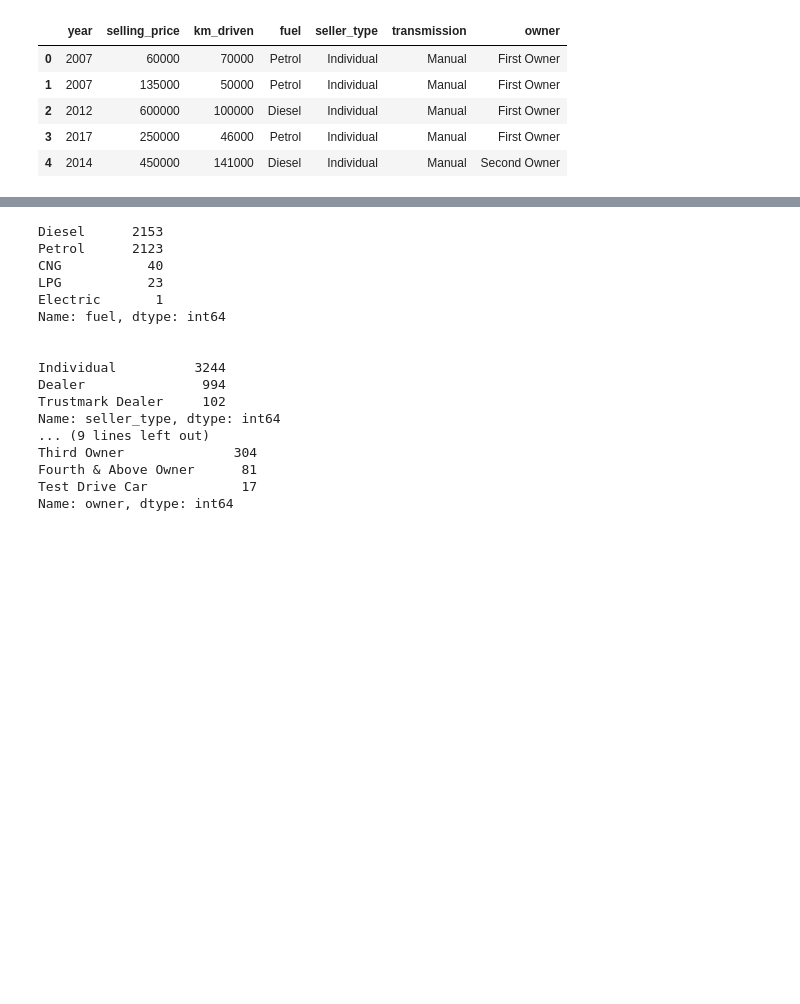
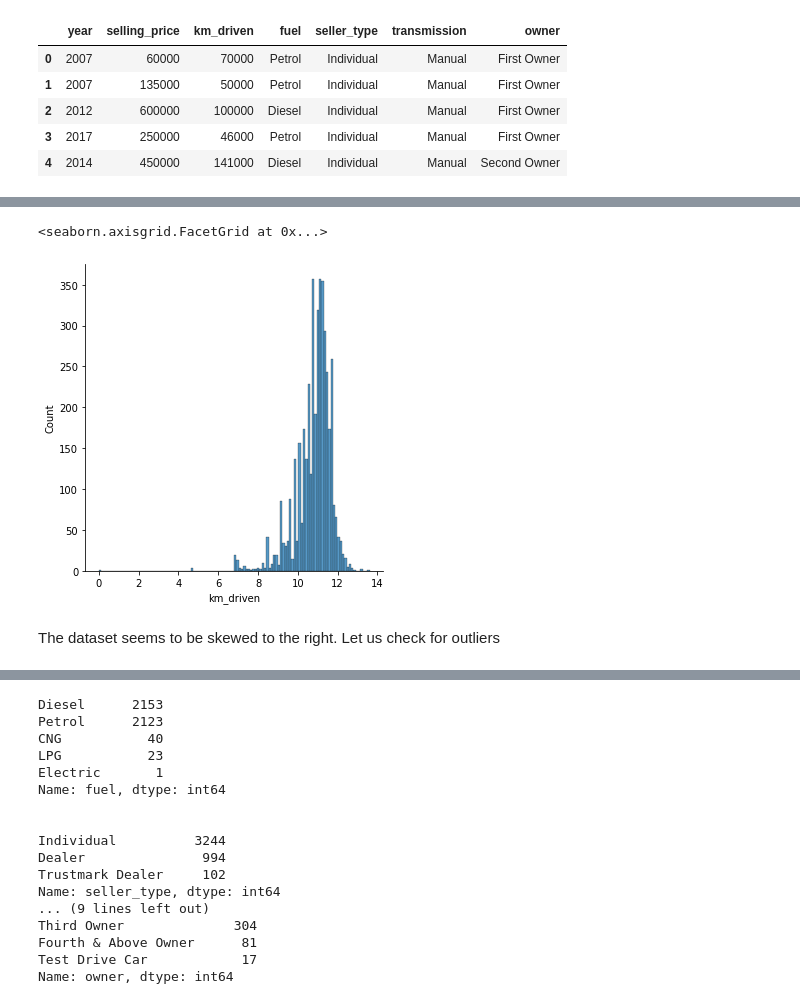
Before and after one commit to abhi-11nav/Car-price-prediction, a Jupyter notebook: Care_resale_value_prediction_.ipynb, the cells around one changed output, grey strips where cells are left out. Drawn from its saved outputs; the diff is of its cells as text; code cells hidden in the pictures; blank space fills up the shorter version.

```diff
--- a/Care_resale_value_prediction_.ipynb
+++ b/Care_resale_value_prediction_.ipynb
@@ -94,0 +102,15 @@ y = dataset['selling_price']
+# %%
+# We are going to do a log transformation on km_driven variable to scale it down and bring it to a normal distribution
+
+# Checking if any data value in this feature is <= 0 since we cannot apply log transformation to value less than or equal to 0
+
+val = 0
+
+for data_point in X['km_driven']:
+  if data_point <= 0:
+    val += 1
+if val!=0:
+  print("The feature has data points that are less than or equal to 0")
+
+
+X['km_driven'] = np.log(X['km_driven'])
@@ -94,0 +126,9 @@ y = dataset['selling_price']
+# %%
+# Checking for distribution again
+
+sns.displot(X["km_driven"])
+# %% [output]
+<seaborn.axisgrid.FacetGrid at 0x...>
+[figure, added]
+# %% [markdown]
+The dataset seems to be skewed to the right. Let us check for outliers
```
Also changed, not shown: parts of 22 cells of this notebook.
